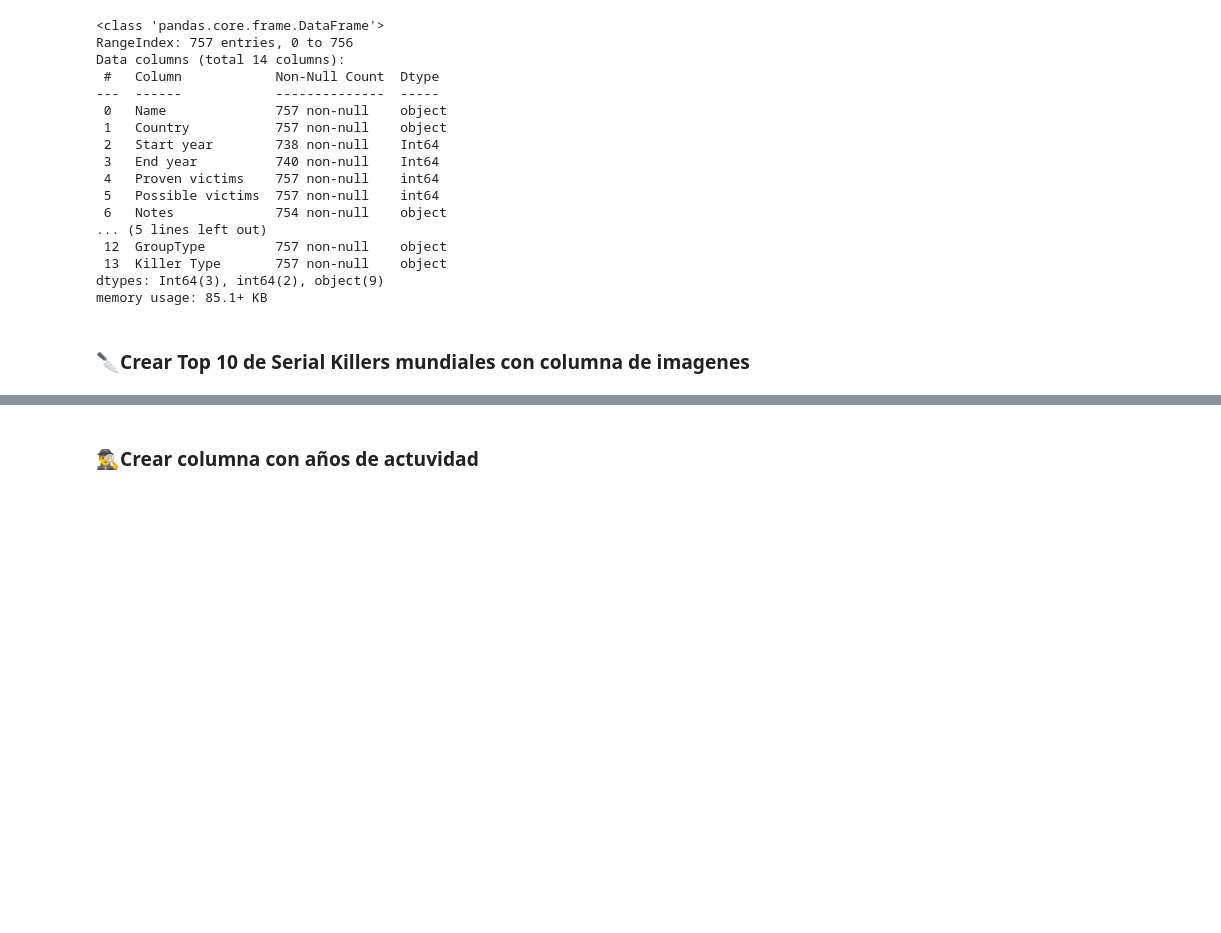
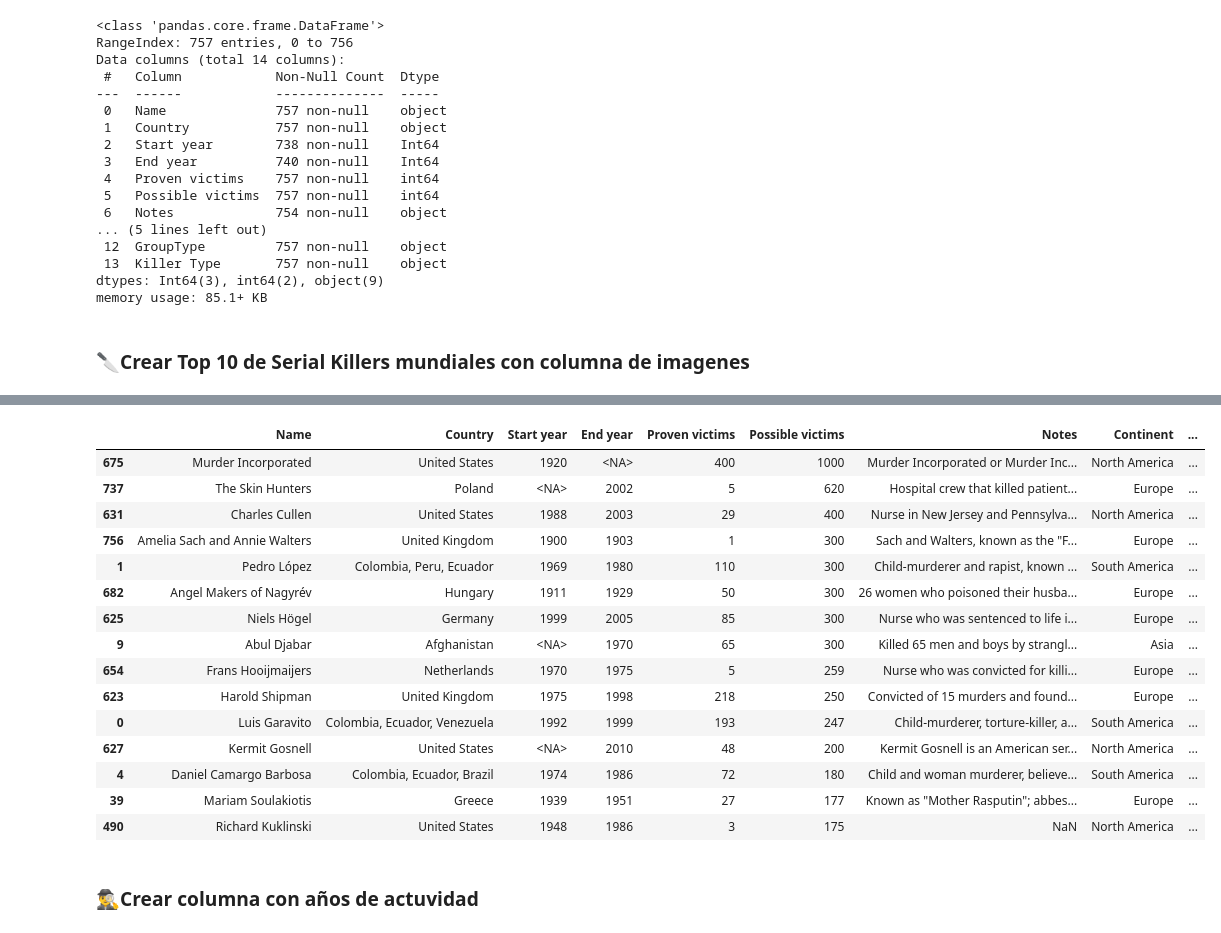
Before and after one commit to CibiPB/project-da-promo-49-modulo-4, a Jupyter notebook: version1.ipynb, the cells around one changed output, grey strips where cells are left out. Drawn from its saved outputs; the diff is of its cells as text; code cells hidden in the pictures; blank space fills up the shorter version.

```diff
--- a/version1.ipynb
+++ b/version1.ipynb
@@ -557,5 +556,42 @@ imagenes = {
+# %%
+imagenes = {
+    'Murder Incorporated': 'https://www.legendsofamerica.com/wp-content/uploads/2017/08/Murderinc.jpg',
+    'The Skin Hunters': 'https://static.wikia.nocookie.net/skdb/images/2/2c/Andrzej_Nowocie%C5%84.jpg/revision/latest?cb=20230707162353',
+    'Charles Cullen': 'https://media-cldnry.s-nbcnews.com/image/upload/t_fit-1500w,f_auto,q_auto:best/msnbc/Components/Photos/060319/060319_cullen_vsml_8a.jpg',
+    'Amelia Sach and Annie Walters': 'https://pm1.aminoapps.com/6044/e102b3c5568cd78a3fb4e16d3d4d4f032f526a8b_00.jpg',
+    'Pedro López': 'https://s3.amazonaws.com/arc-wordpress-client-uploads/infobae-wp/wp-content/uploads/2018/11/14100939/Pedro-Alonso-Lopez-el-Monstruo-de-los-Andes-3.jpg',
+    'Angel Makers of Nagyrév': 'https://www.economist.com/cdn-cgi/image/width=1424,quality=80,format=auto/content-assets/images/20230318_CUP001.jpg',
+    'Niels Högel': 'https://www.lavanguardia.com/files/content_image_mobile_filter/uploads/2022/04/21/6261a4bb37515.jpeg',
+    'Abul Djabar': 'https://alpha-assets.tadevel-cdn.com/663d766925bc4c6ee7e00f81/720.webp',
+    'Frans Hooijmaijers': 'https://thumbor.pijper.io/5EwhMNHH-OViNv253yb-ej8DMuY=/728x0/https%3A%2F%2Fcdn.pijper.io%2F2024%2F11%2Fq6DZBqjmCkIjDH1731685697.png',
+    'Harold Shipman': 'https://m.media-amazon.com/images/S/pv-target-images/43d413170f9c3edaac3eceefaedc067b210f7cd44f5566140bceeb13ac977637.jpg',
+    'Luis Garavito': 'https://upload.wikimedia.org/wikipedia/commons/7/7b/Luis_Alfredo_Garavito_Cubillos.jpg',
+    'Kermit Gosnell': 'https://media.philly.com/images/20140213_dn_0n0wr3al.jpg',
+    'Daniel Camargo Barbosa': 'https://upload.wikimedia.org/wikipedia/commons/e/ef/Daniel_Camargo_Barbosa_1958_Mugshot.png',
+    'Mariam Soulakiotis': 'https://images.findagrave.com/photos/2024/251/245406222_a2b9c415-c479-410f-afd9-71f5b42a883a.jpeg',
+    'Richard Kuklinski': 'https://swashvillage.org/storage/img/images/richard-the-iceman-kuklinski-biography_2.jpg'
+}
 # %%
-top10['Image'] = top10['Name'].map(imagenes)
+top15['Image'] = top15['Name'].map(imagenes)
+# %%
+top15
+# %% [output]
+|  | Name | Country | Start year | End year | Proven victims | Possible victims | Notes | Continent | ... |
+| 675 | Murder Incorporated | United States | 1920 | <NA> | 400 | 1000 | Murder Incorporated or Murder Inc... | North America | ... |
+| 737 | The Skin Hunters | Poland | <NA> | 2002 | 5 | 620 | Hospital crew that killed patient... | Europe | ... |
+| 631 | Charles Cullen | United States | 1988 | 2003 | 29 | 400 | Nurse in New Jersey and Pennsylva... | North America | ... |
+| 756 | Amelia Sach and Annie Walters | United Kingdom | 1900 | 1903 | 1 | 300 | Sach and Walters, known as the "F... | Europe | ... |
+| 1 | Pedro López | Colombia, Peru, Ecuador | 1969 | 1980 | 110 | 300 | Child-murderer and rapist, known ... | South America | ... |
+| 682 | Angel Makers of Nagyrév | Hungary | 1911 | 1929 | 50 | 300 | 26 women who poisoned their husba... | Europe | ... |
+| 625 | Niels Högel | Germany | 1999 | 2005 | 85 | 300 | Nurse who was sentenced to life i... | Europe | ... |
+| 9 | Abul Djabar | Afghanistan | <NA> | 1970 | 65 | 300 | Killed 65 men and boys by strangl... | Asia | ... |
+| 654 | Frans Hooijmaijers | Netherlands | 1970 | 1975 | 5 | 259 | Nurse who was convicted for killi... | Europe | ... |
+| 623 | Harold Shipman | United Kingdom | 1975 | 1998 | 218 | 250 | Convicted of 15 murders and found... | Europe | ... |
+| 0 | Luis Garavito | Colombia, Ecuador, Venezuela | 1992 | 1999 | 193 | 247 | Child-murderer, torture-killer, a... | South America | ... |
+| 627 | Kermit Gosnell | United States | <NA> | 2010 | 48 | 200 | Kermit Gosnell is an American ser... | North America | ... |
+| 4 | Daniel Camargo Barbosa | Colombia, Ecuador, Brazil | 1974 | 1986 | 72 | 180 | Child and woman murderer, believe... | South America | ... |
+| 39 | Mariam Soulakiotis | Greece | 1939 | 1951 | 27 | 177 | Known as "Mother Rasputin"; abbes... | Europe | ... |
+| 490 | Richard Kuklinski | United States | 1948 | 1986 | 3 | 175 | NaN | North America | ... |
 # %% [markdown]
 ### 🕵️‍♂️Crear columna con años de actuvidad
 # %%
```
Also changed, not shown: parts of 13 cells of this notebook, 4 other files.
